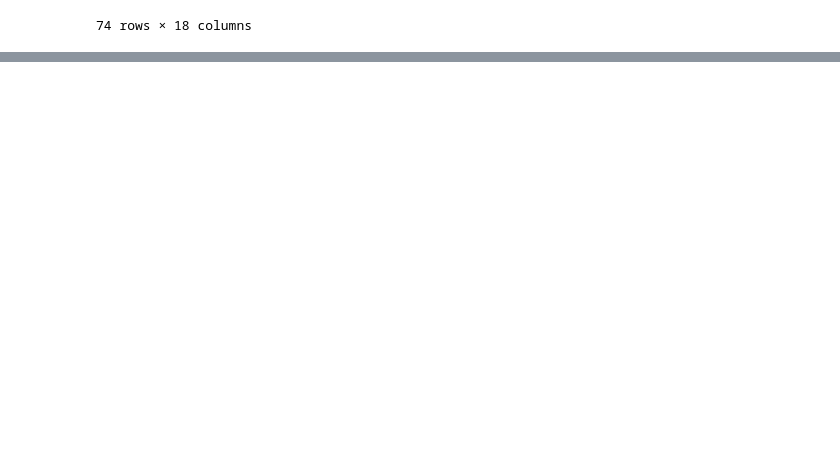
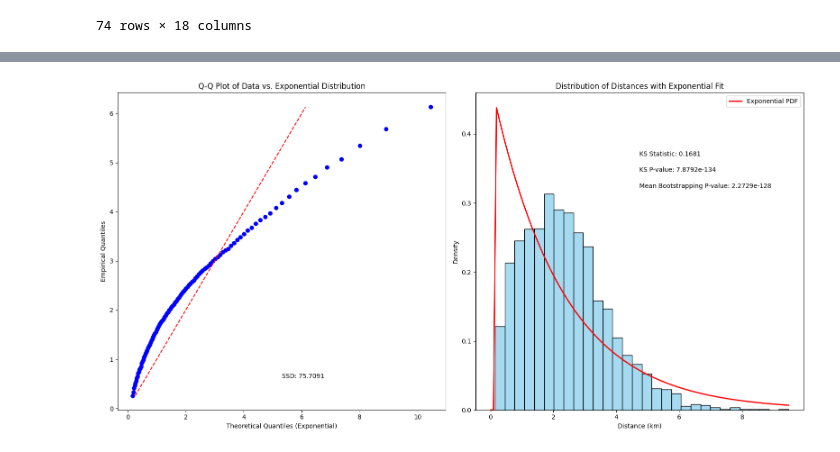
Before and after one commit to anonUnderground/openDataStories, a Jupyter notebook: src/data-processing/create_kiosk_vis_json.ipynb, the cells around one changed output, grey strips where cells are left out. Drawn from its saved outputs; the diff is of its cells as text; code cells hidden in the pictures; blank space fills up the shorter version.

```diff
--- a/src/data-processing/create_kiosk_vis_json.ipynb
+++ b/src/data-processing/create_kiosk_vis_json.ipynb
@@ -272,0 +422,75 @@ plt.show()
+# %%
+# Fit the exponential distribution to the data
+expon_params = stats.expon.fit(data)  # This will return loc and scale
+
+# Perform the KS test for the exponential distribution
+expon_ks_statistic, expon_ks_pvalue = stats.kstest(data, 'expon', args=expon_params)
+
+print(f"KS Statistic for Exponential Distribution: {expon_ks_statistic}")
+print(f"KS P-value for Exponential Distribution: {expon_ks_pvalue}")
+
+# Bootstrapping for exponential distribution
+bootstrap_samples = 100
+exponential_bootstrap_results = []
+
+for i in range(bootstrap_samples):
+    # Sampling with replacement
+    expon_sample = data.sample(len(data), replace=True)
+
+    # Fit the exponential distribution to the bootstrap sample
+    expon_params = stats.expon.fit(expon_sample)
+
+    # Perform the KS test for the exponential distribution
+    expon_ks_statistic, expon_ks_pvalue = stats.kstest(expon_sample, 'expon', args=expon_params)
+
+    # Store the p-value
+    exponential_bootstrap_results.append(expon_ks_pvalue)
+
+    # Print a statement every 20 iterations to track progress
+    if (i+1) % 20 == 0:
+        print(f"Completed {i+1} out of {bootstrap_samples} bootstrap iterations.")
+
+# Assess the distribution of p-values
+p_value_mean = np.mean(exponential_bootstrap_results)
+
+print(f"Mean p-value from bootstrapping for Exponential Distribution: {p_value_mean}")
+
+# Prepare data for the Exponential Q-Q plot
+expon_quantiles = stats.expon.ppf(np.linspace(0.01, 0.99, 100), *expon_params)
+data_quantiles = np.percentile(data, np.linspace(1, 99, 100))
+
+# Calculate the sum of squared differences for Weibull
+ssd_expon = np.sum((expon_quantiles - data_quantiles)**2)
+
+# Create a figure with 2 subplots
+plt.figure(figsize=(16, 8))
+
+# Exponential Q-Q plot
+plt.subplot(1, 2, 1)  # 1 row, 2 columns, first subplot
+plt.scatter(expon_quantiles, data_quantiles, color='blue')
+plt.plot([min(data_quantiles), max(data_quantiles)], [min(data_quantiles), max(data_quantiles)], 'r--')
+plt.xlabel('Theoretical Quantiles (Exponential)')
+plt.ylabel('Empirical Quantiles')
+plt.title('Q-Q Plot of Data vs. Exponential Distribution')
+plt.text(0.5, 0.1, f"SSD: {ssd_expon:.4f}", transform=plt.gca().transAxes)
+
+# Histogram with Exponential PDF
+plt.subplot(1, 2, 2)  # 1 row, 2 columns, second subplot
+sns.histplot(data, kde=False, bins=30, stat='density', color='skyblue')
+x = np.linspace(0, data.max(), 100)
+y = stats.expon.pdf(x, *expon_params)
+plt.plot(x, y, 'r-', lw=2, label='Exponential PDF')
+plt.title('Distribution of Distances with Exponential Fit')
+plt.xlabel('Distance (km)')
+plt.ylabel('Density')
+plt.legend()
+
+# Add KS statistic and mean p-value from bootstrapping
+plt.text(0.5, 0.8, f"KS Statistic: {expon_ks_statistic:.4f}", transform=plt.gca().transAxes)
+plt.text(0.5, 0.75, f"KS P-value: {expon_ks_pvalue:.4e}", transform=plt.gca().transAxes)
+plt.text(0.5, 0.7, f"Mean Bootstrapping P-value: {p_value_mean:.4e}", transform=plt.gca().transAxes)
+
+# Show the combined plot
+plt.tight_layout()
+plt.show()
+# %% [output]
@@ -273 +505,2 @@ plt.show()
+[figure, added]
 # %%
```
Also changed, not shown: parts of 9 cells of this notebook, 2 other files.
